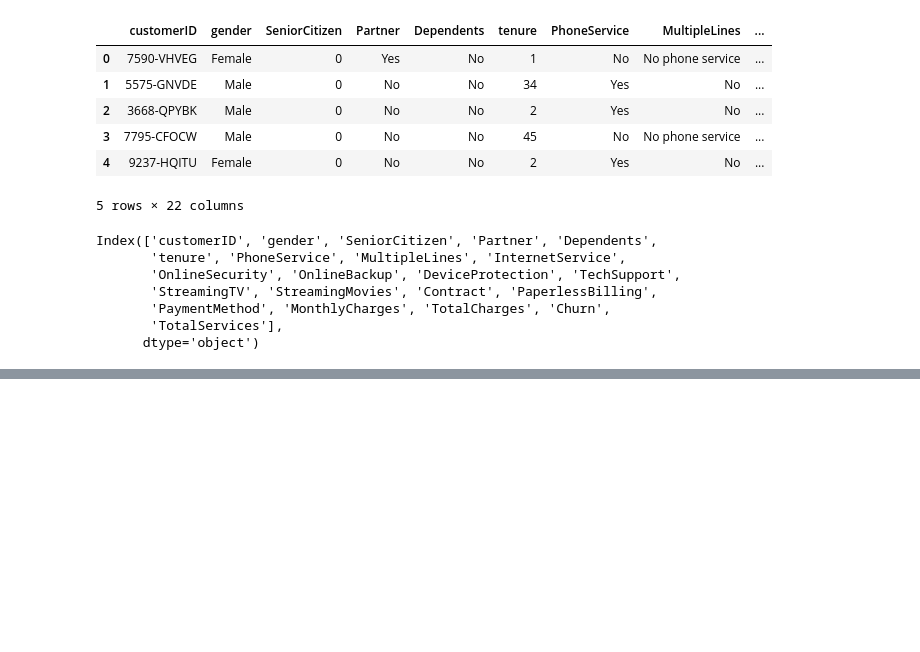
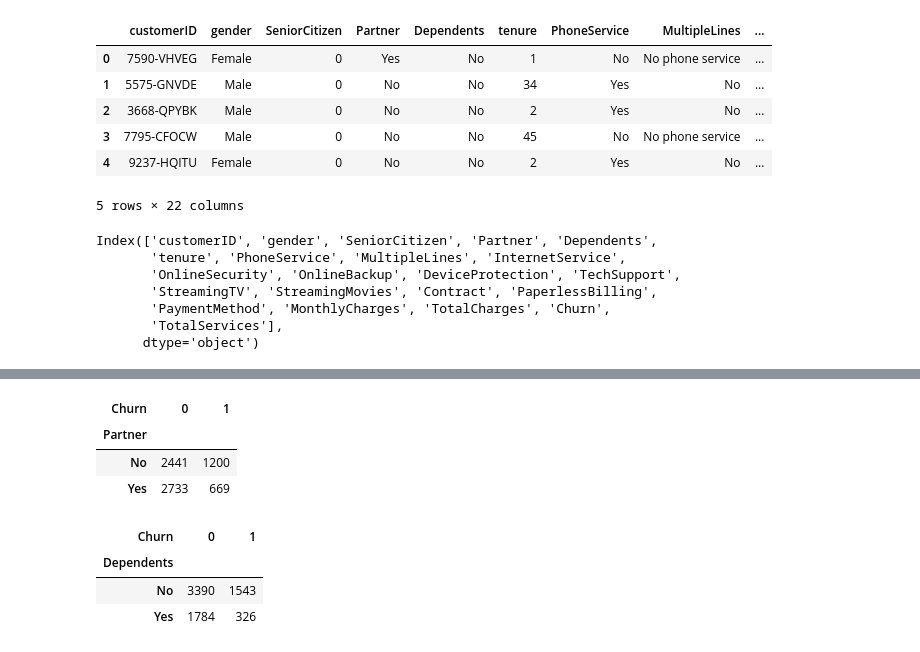
Before and after one commit to Priyanshu-Upadhyay-27/end-to-end-churn-ml, a Jupyter notebook: notebooks/EDA-Churn.ipynb, the cells around one changed output, grey strips where cells are left out. Drawn from its saved outputs; the diff is of its cells as text; code cells hidden in the pictures; blank space fills up the shorter version.

```diff
--- a/notebooks/EDA-Churn.ipynb
+++ b/notebooks/EDA-Churn.ipynb
@@ -528,0 +536,14 @@ pd.crosstab(cf["tenure"], cf[""])
+# %%
+pd.crosstab(cf["Partner"], cf["Churn"])
+# %% [output]
+| Churn | 0 | 1 |
+| Partner |  |  |
+| No | 2441 | 1200 |
+| Yes | 2733 | 669 |
+# %%
+pd.crosstab(cf["Dependents"], cf["Churn"])
+# %% [output]
+| Churn | 0 | 1 |
+| Dependents |  |  |
+| No | 3390 | 1543 |
+| Yes | 1784 | 326 |
```
Also changed, not shown: parts of 3 cells of this notebook.
